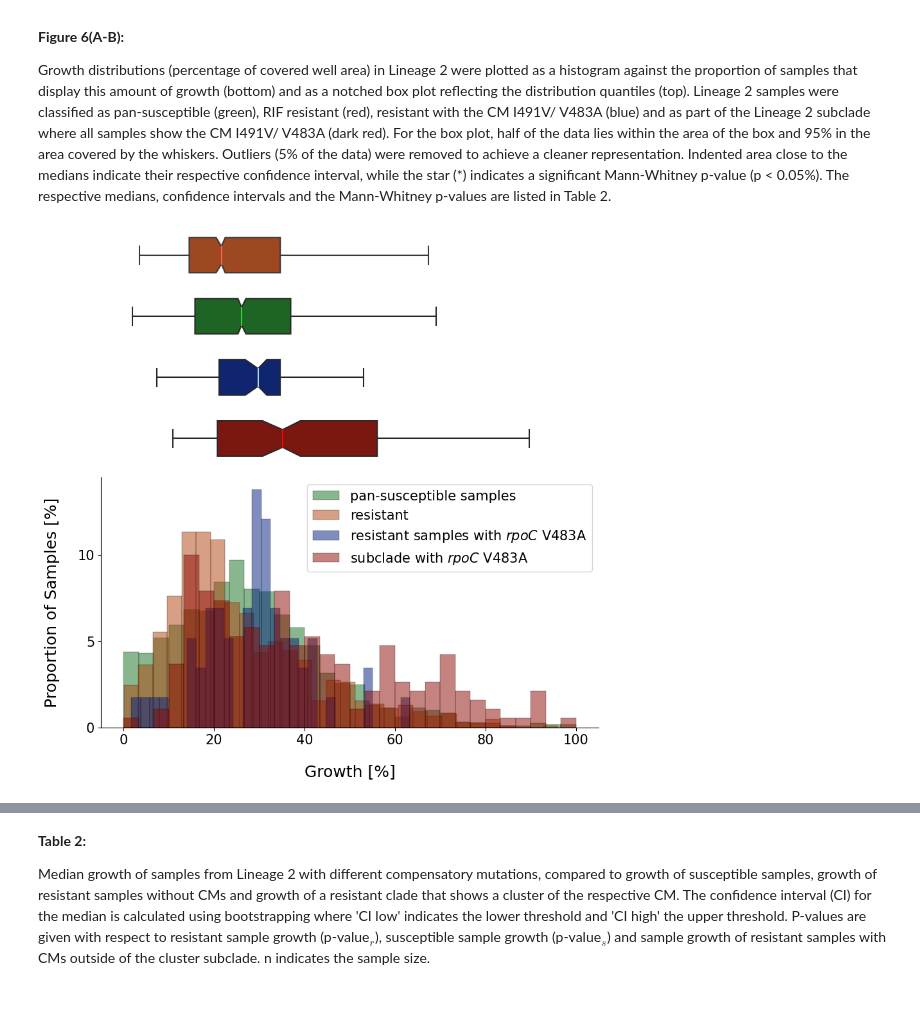
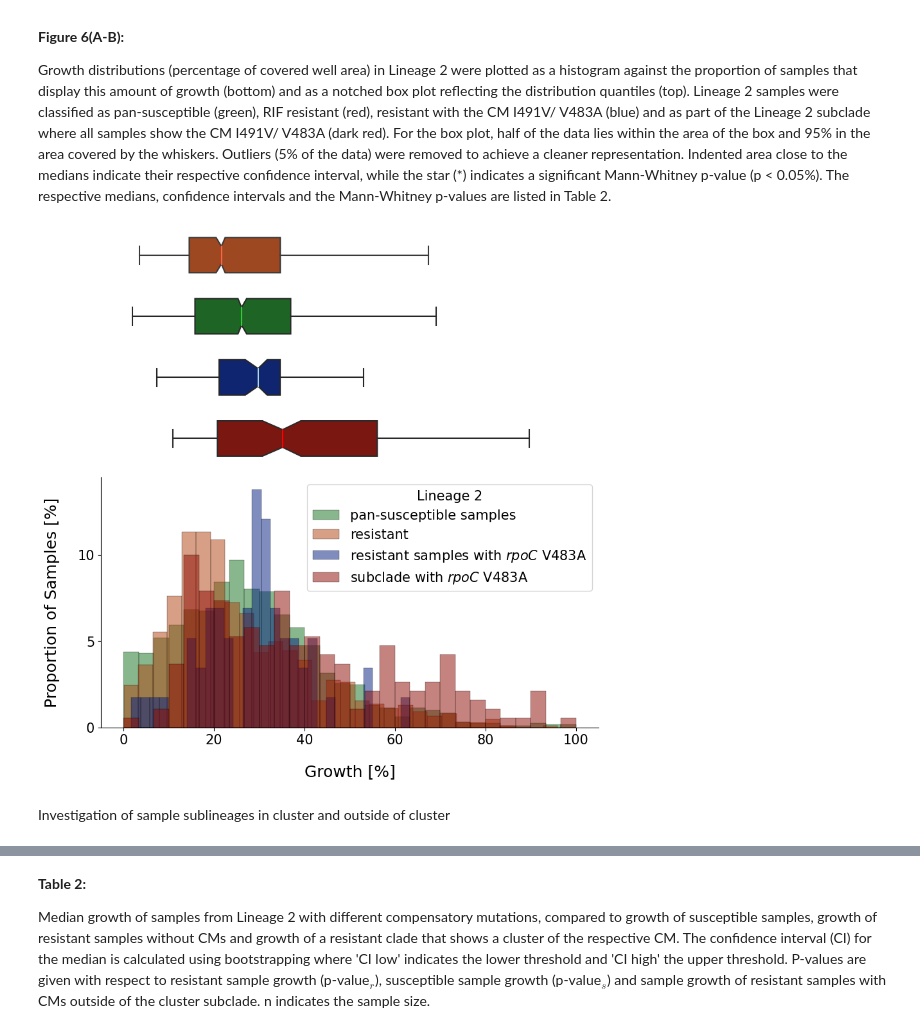
Before and after one commit to fowler-lab/tb-rnap-compensation, a Jupyter notebook: Recreate_figures_paper.ipynb, the cells around one changed output, grey strips where cells are left out. Saved outputs shown, nothing was run; the diff lists cells and outputs as text; code cells hidden in the pictures; blank space fills up the shorter version.

Commit message:
added sublineage investigation

```diff
--- a/Recreate_figures_paper.ipynb
+++ b/Recreate_figures_paper.ipynb
@@ -1380,6 +1380,7 @@ for i, combination in enumerate(tqdm(combinations)):
                           & (PLATES.UNIQUEID.isin(GENOMES[GENOMES.MYKROBE_LINEAGE_NAME_1
                                                           == 'Lineage 2'].index.to_series()))
                           & (~(PLATES.UNIQUEID.isin(flat_clade)))].IM_POS_AVERAGE
+
     resistant_CM.dropna(inplace = True)
 
     #load growth data for resistant+CMs samples in lineage 2 + subclade
@@ -1435,32 +1436,34 @@ for i, combination in enumerate(tqdm(combinations)):
 
     sns.boxplot(susceptible.to_list(), ax = ax_box2, color = colors[2], medianprops={"color": "LimeGreen"},
                 usermedians = [sus_boot[0]], conf_intervals = [sus_boot[1]],**box_args)
 
     sns.boxplot(resistant_CM.to_list(), ax = ax_box3, color = colors[0], medianprops={"color": "LightBlue"},
                 usermedians = [resCM_boot[0]], conf_intervals = [resCM_boot[1]],**box_args)
 
     sns.boxplot(resistant_CM_clade.to_list(), ax = ax_box4, color = colors[3], medianprops={"color": "red"},
                 usermedians = [resCMSub_boot[0]], conf_intervals = [resCMSub_boot[1]],**box_args)
 
     #Despine plots
     sns.despine(top = True, right=True, left = False, bottom = False, offset = False, trim = False)
 
     axes = [ax_box1, ax_box2, ax_box3, ax_box4]
     for ax in axes:
         sns.despine(ax = ax, top = True, right=True, left = True, bottom = True, offset = False, trim = False)
         ax.tick_params(left=False, bottom=False)
         ax.set(yticklabels=[])
         ax.set(xlabel='')
 
     plt.xlabel("Growth [%]", size = 18, labelpad = 20)
     plt.ylabel("Proportion of Samples [%]", size = 18, labelpad = 20)
 
     plt.xticks(fontsize = 15)
     plt.yticks(numpy.arange(0, 13, 5.0), fontsize = 15)
 
-    plt.legend(loc = 'upper right', fontsize = 15)
+    plt.legend(loc = 'upper right', fontsize = 15, title = 'Lineage 2', title_fontsize = 15)
 
 #Uncomment below save images:
 #fig.savefig('investigating_subclades_V483A.svg', format='svg', dpi=1200, bbox_inches='tight')
 # %% [output]
-[figure, old version]
+[figure, new version]
+# %% [markdown]
+Investigation of sample sublineages in cluster and outside of cluster
```
Also changed, not shown: parts of 7 cells of this notebook.
